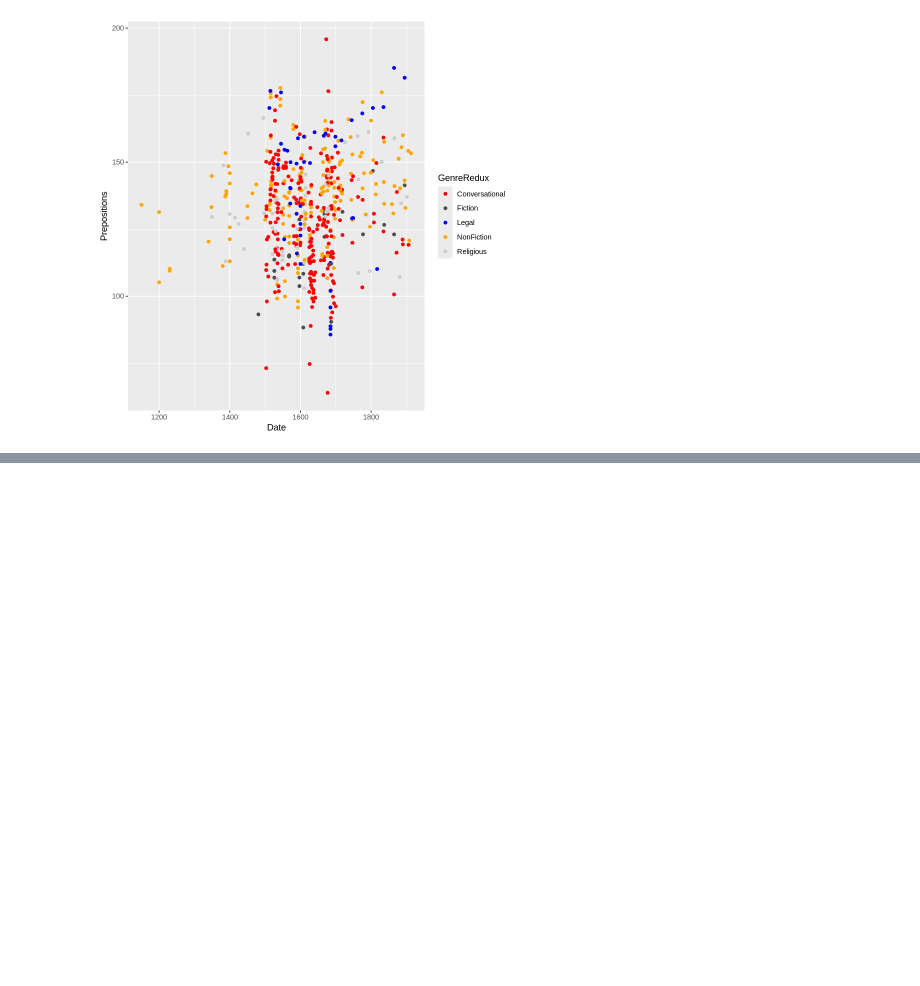
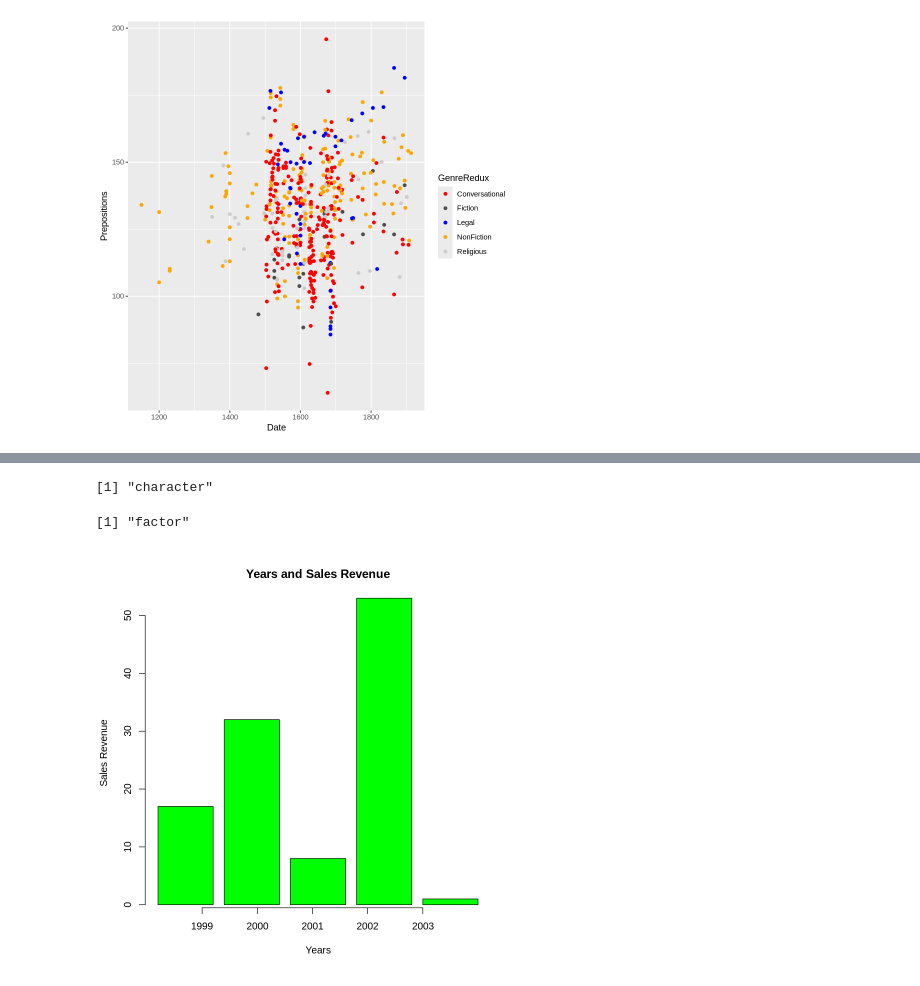
Before and after one commit to arjunsumina/DMS_ANALYTICS, a Jupyter notebook: MS7162E/data_management_visualization.ipynb, the cells around one changed output, grey strips where cells are left out. Drawn from its saved outputs; the diff is of its cells as text; code cells hidden in the pictures; blank space fills up the shorter version.

```diff
--- a/MS7162E/data_management_visualization.ipynb
+++ b/MS7162E/data_management_visualization.ipynb
@@ -254,0 +274,18 @@ ggplot(pdat, aes(x = Date, y = Prepositions, color = GenreRedux)) +
+# %%
+# declare the variable years
+years <- c("1999","2000","2001","2002","2003")
+class(years)
+# convert years to factor variable
+years <- as.factor(years)
+class(years)
+barplot(sales_data,
+        xlab = "Years",
+        ylab = "Sales Revenue",
+        main ="Years and Sales Revenue",
+        col = "green")
+# label the xaxis with years
+axis(side = 1, at = c(1,2,3,4,5), labels = years )
+# %% [output]
+[1] "character"
+[1] "factor"
+[figure, added]
```
Also changed, not shown: parts of 12 cells of this notebook.
